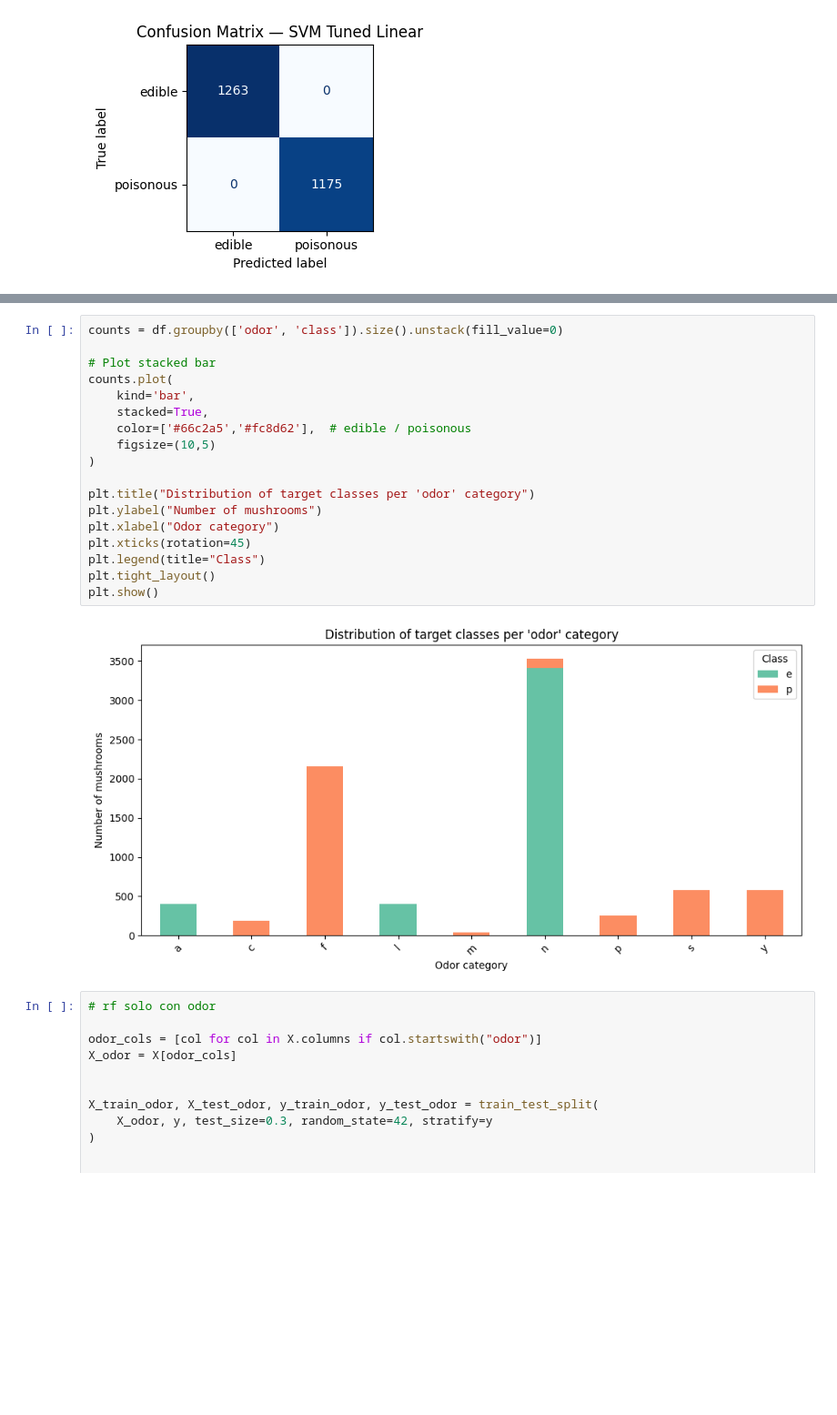
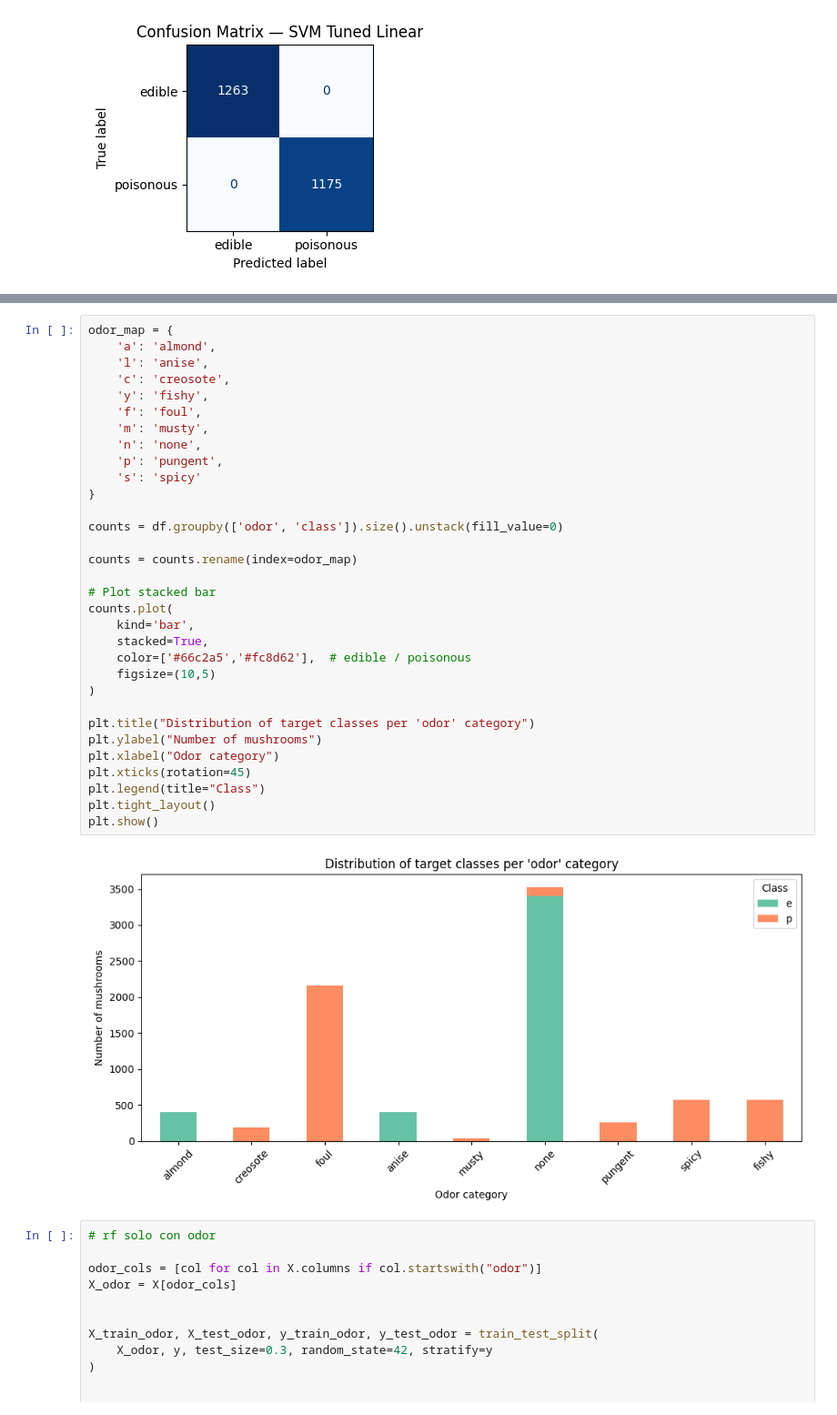
Before and after one commit to filipani/Chicago_Food_Inspections, a Jupyter notebook: Mushroom.ipynb, the cells around one changed output, grey strips where cells are left out. Shown at 91% size. Drawn from its saved outputs; the diff is of its cells as text; blank space fills up the shorter version.

Commit message:
Aggiornamento nomi class/odor

```diff
--- a/Mushroom.ipynb
+++ b/Mushroom.ipynb
@@ -877,23 +883,37 @@ NameError: name 'agg_importance' is not defined
 # %%
+odor_map = {
+    'a': 'almond',
+    'l': 'anise',
+    'c': 'creosote',
+    'y': 'fishy',
+    'f': 'foul',
+    'm': 'musty',
+    'n': 'none',
+    'p': 'pungent',
+    's': 'spicy'
+}
+
 counts = df.groupby(['odor', 'class']).size().unstack(fill_value=0)
+
+counts = counts.rename(index=odor_map)
 
 # Plot stacked bar
 counts.plot(
     kind='bar',
     stacked=True,
     color=['#66c2a5','#fc8d62'],  # edible / poisonous
     figsize=(10,5)
 )
 
 plt.title("Distribution of target classes per 'odor' category")
 plt.ylabel("Number of mushrooms")
 plt.xlabel("Odor category")
 plt.xticks(rotation=45)
 plt.legend(title="Class")
 plt.tight_layout()
 plt.show()
 # %% [output]
-[figure, old version]
+[figure, new version]
 # %%
 # rf solo con odor
 
```
Also changed, not shown: parts of 3 cells of this notebook.
